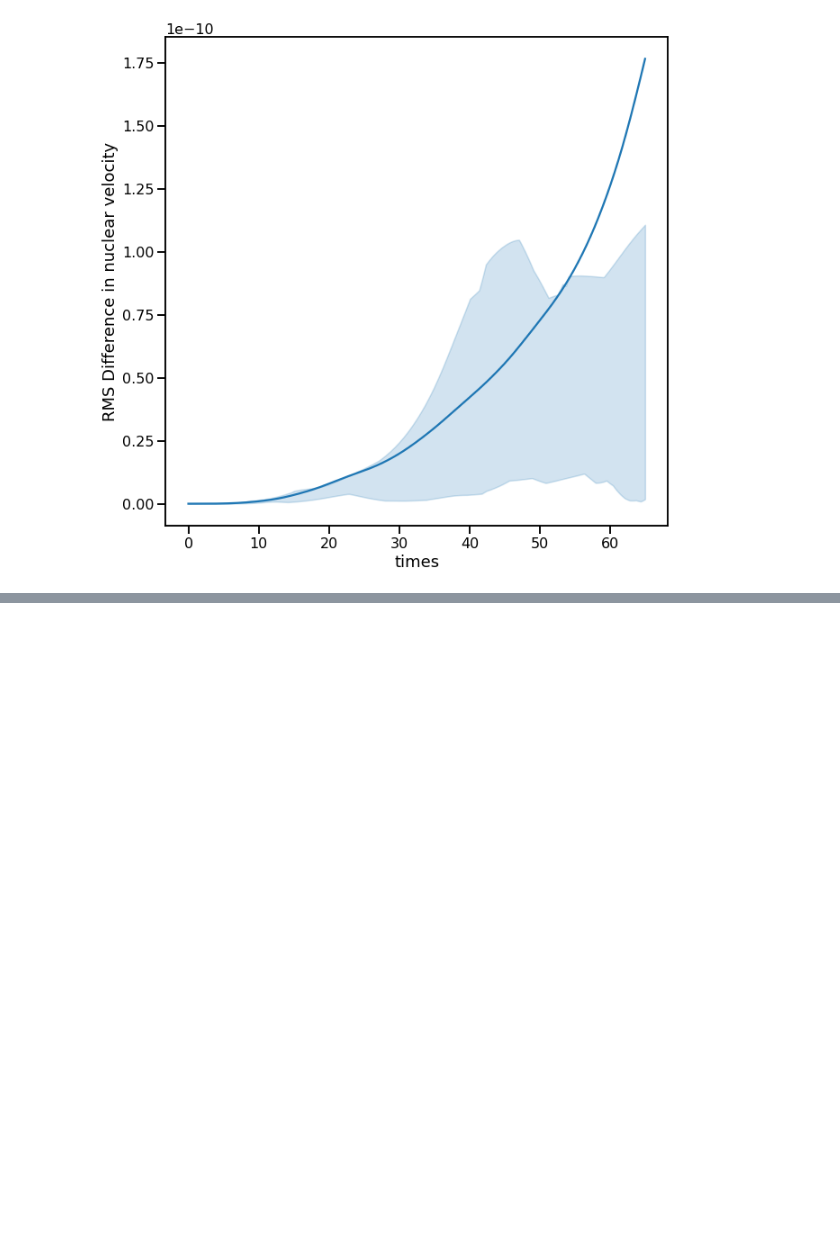
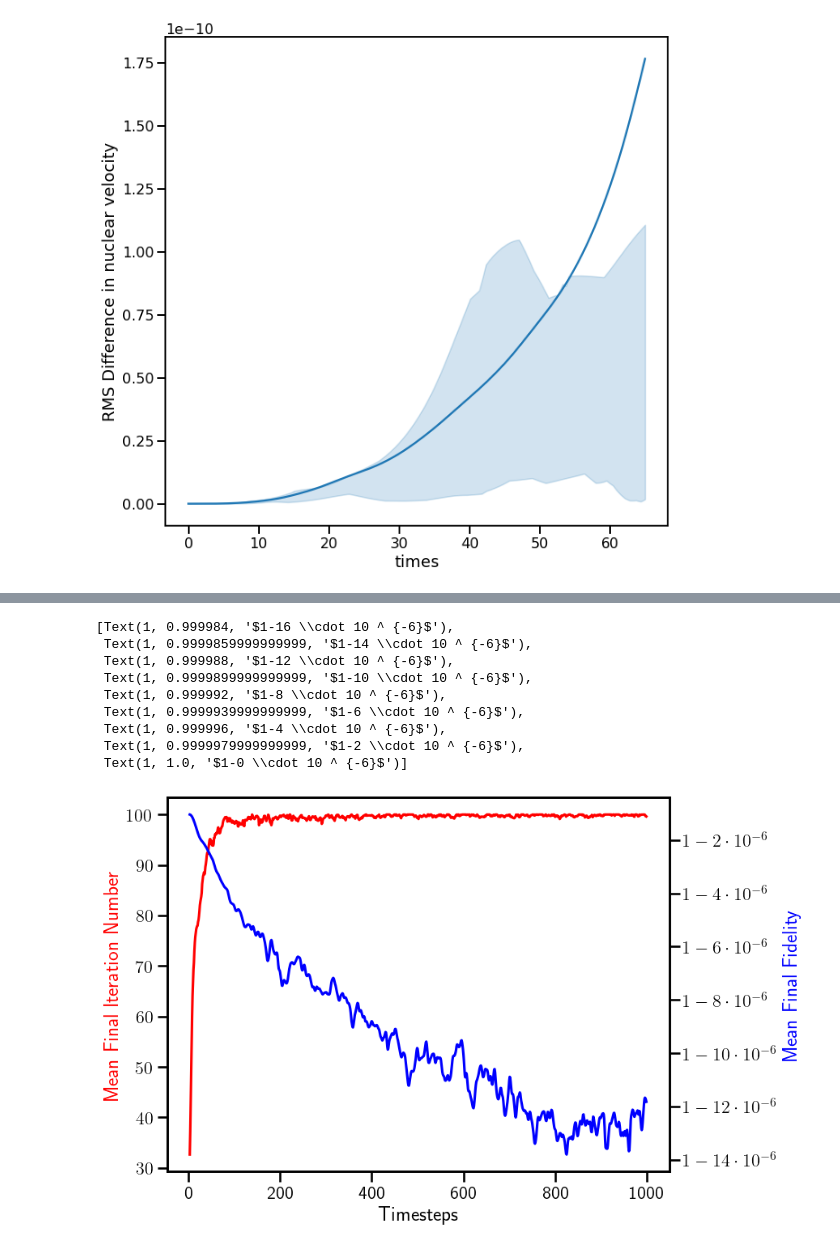
Before and after one commit to danielbultrini/TDVQP_SM, a Jupyter notebook: param_unparam.ipynb, the cells around one changed output, grey strips where cells are left out. Cells and saved outputs as stored; diff of their text form; code cells hidden in the pictures; blank space fills up the shorter version.

```diff
--- a/param_unparam.ipynb
+++ b/param_unparam.ipynb
@@ -434,0 +435,27 @@ plot("positions",'Position','\\cdot10^{sc1}','\\cdot10^{-4}')
+# %%
+fig, ax = plt.subplots(figsize=((8, 6)))
+
+sns.lineplot(data=dfs.query('shots==0 &times>1'),x='times',y='iter_number',ci=None,ax=ax,estimator='mean',color='r')
+ax2 = ax.twinx()
+sns.lineplot(data=dfs.query('shots==0 &times>1'),x='times',y='final_F',ci=None,ax=ax2,estimator='mean',color='b')
+ax.set_xlabel('Timesteps')
+xticks = ax.get_xticks()
+xticklabels = [f"{2*y:.{0}f}" for y in xticks]
+ax.set_xticklabels(xticklabels)
+ax.set_ylabel('Mean Final Iteration Number', color='r')
+ax2.set_ylabel('Mean Final Fidelity', color='b')
+yticks = ax2.get_yticks()
+yticks = (1-np.array(yticks))*10**6
+yticklabels = [f"$1-{y:.{0}f} \cdot 10 ^ {{-6}}$" for y in yticks]
+ax2.set_yticklabels(yticklabels)
+# %% [output]
+[Text(1, 0.999984, '$1-16 \\cdot 10 ^ {-6}$'),
+ Text(1, 0.9999859999999999, '$1-14 \\cdot 10 ^ {-6}$'),
+ Text(1, 0.999988, '$1-12 \\cdot 10 ^ {-6}$'),
+ Text(1, 0.9999899999999999, '$1-10 \\cdot 10 ^ {-6}$'),
+ Text(1, 0.999992, '$1-8 \\cdot 10 ^ {-6}$'),
+ Text(1, 0.9999939999999999, '$1-6 \\cdot 10 ^ {-6}$'),
+ Text(1, 0.999996, '$1-4 \\cdot 10 ^ {-6}$'),
+ Text(1, 0.9999979999999999, '$1-2 \\cdot 10 ^ {-6}$'),
+ Text(1, 1.0, '$1-0 \\cdot 10 ^ {-6}$')]
+[figure, added]
```
Also changed, not shown: parts of 11 cells of this notebook, 3 other files.
